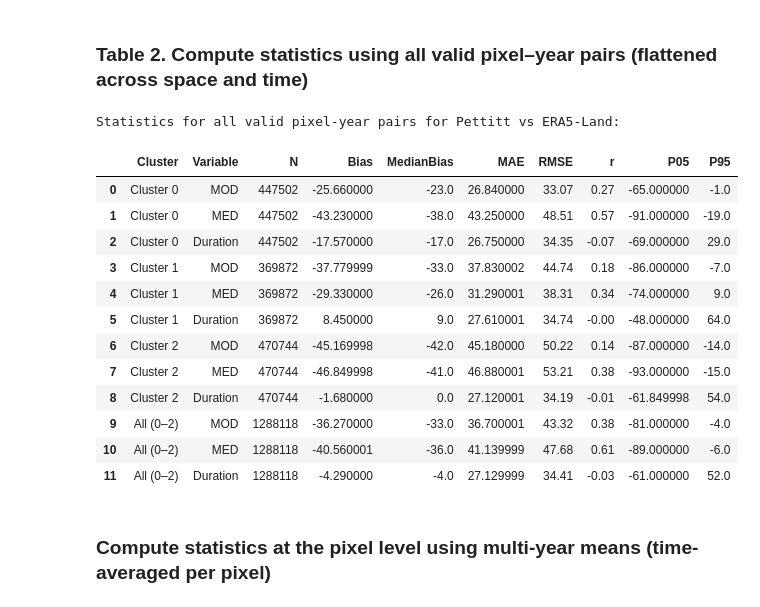
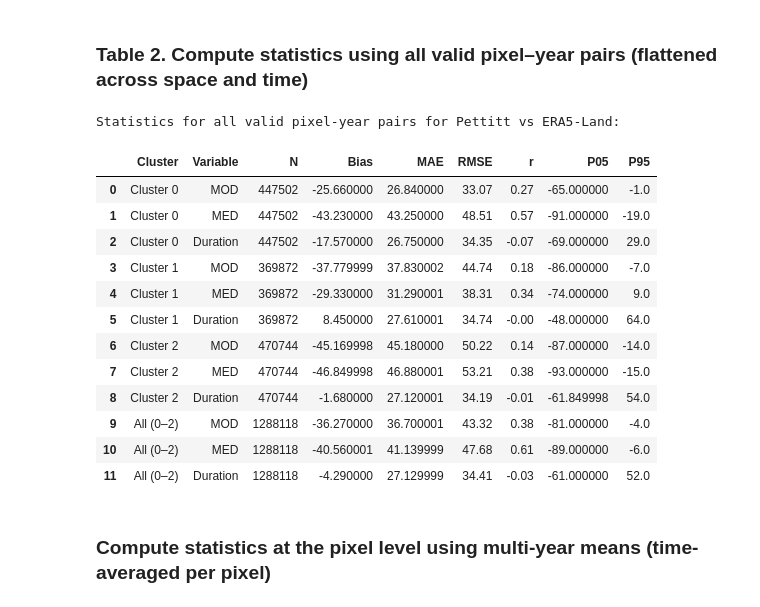
Before and after one commit to Nayoung1204/A-Long-term-Pan-Arctic-Snowmelt-Onset-and-End-Dates-Derived-from-Pettitt-test, a Jupyter notebook: Intercomparison/Figure3_Figure4_Table2_Intercomparison_DensityPlot.ipynb, the cells around one changed output. Drawn from its saved outputs; the diff is of its cells as text; code cells hidden in the pictures.

```diff
--- a/Intercomparison/Figure3_Figure4_Table2_Intercomparison_DensityPlot.ipynb
+++ b/Intercomparison/Figure3_Figure4_Table2_Intercomparison_DensityPlot.ipynb
@@ -238,12 +238,18 @@ for cid in clusters + ["all012"]:
         if diff.size < 10:
             continue
 
+        # Spearman correlation
+        r_val, p_val = spearmanr(Xp[mask], Xi[mask])
+        if p_val < 0.05:
+            r_str = f"{r_val:.2f}*"
+        else:
+            r_str = f"{r_val:.2f}"
+
         rows.append(dict(
             Cluster=cname,
             Variable=var,
             N=len(diff),
             Bias=np.nanmean(diff).round(2),
-            MedianBias=np.nanmedian(diff).round(2),
             MAE=np.nanmean(np.abs(diff)).round(2),
             RMSE=np.sqrt(np.nanmean(diff**2)).round(2),
             r=spearmanr(Xp[mask], Xi[mask])[0].round(2),
@@ -506,47 +512,53 @@ for cid in clusters + ["all012"]:
     mask = mask_case2_ERA5 & mask_cluster
 
     for var, Xp, Xi in [
         ("MOD", Pettitt_MOD, ERA5_MOD),
         ("MED", Pettitt_MED, ERA5_MED),
         ("Duration", Pettitt_duration, ERA5_duration)
     ]:
 
         diff = (Xp - Xi)[mask]
 
         if diff.size < 10:
             continue
 
+        # Spearman correlation
+        r_val, p_val = spearmanr(Xp[mask], Xi[mask])
+        if p_val < 0.05:
+            r_str = f"{r_val:.2f}*"
+        else:
+            r_str = f"{r_val:.2f}"
+
         rows.append(dict(
             Cluster=cname,
             Variable=var,
             N=len(diff),
             Bias=np.nanmean(diff).round(2),
-            MedianBias=np.nanmedian(diff).round(2),
             MAE=np.nanmean(np.abs(diff)).round(2),
             RMSE=np.sqrt(np.nanmean(diff**2)).round(2),
             r=spearmanr(Xp[mask], Xi[mask])[0].round(2),
             P05=np.nanpercentile(diff,5).round(2),
             P95=np.nanpercentile(diff,95).round(2)
         ))
 
 df_stats = pd.DataFrame(rows)
 print("Statistics for all valid pixel-year pairs for Pettitt vs ERA5-Land:")
 display(df_stats.round(2))
 # %% [output]
 Statistics for all valid pixel-year pairs for Pettitt vs ERA5-Land:
-|  | Cluster | Variable | N | Bias | MedianBias | MAE | RMSE | r | P05 | P95 |
-| 0 | Cluster 0 | MOD | 447502 | -25.660000 | -23.0 | 26.840000 | 33.07 | 0.27 | -65.000000 | -1.0 |
-| 1 | Cluster 0 | MED | 447502 | -43.230000 | -38.0 | 43.250000 | 48.51 | 0.57 | -91.000000 | -19.0 |
-| 2 | Cluster 0 | Duration | 447502 | -17.570000 | -17.0 | 26.750000 | 34.35 | -0.07 | -69.000000 | 29.0 |
-| 3 | Cluster 1 | MOD | 369872 | -37.779999 | -33.0 | 37.830002 | 44.74 | 0.18 | -86.000000 | -7.0 |
-| 4 | Cluster 1 | MED | 369872 | -29.330000 | -26.0 | 31.290001 | 38.31 | 0.34 | -74.000000 | 9.0 |
-| 5 | Cluster 1 | Duration | 369872 | 8.450000 | 9.0 | 27.610001 | 34.74 | -0.00 | -48.000000 | 64.0 |
-| 6 | Cluster 2 | MOD | 470744 | -45.169998 | -42.0 | 45.180000 | 50.22 | 0.14 | -87.000000 | -14.0 |
-| 7 | Cluster 2 | MED | 470744 | -46.849998 | -41.0 | 46.880001 | 53.21 | 0.38 | -93.000000 | -15.0 |
-| 8 | Cluster 2 | Duration | 470744 | -1.680000 | 0.0 | 27.120001 | 34.19 | -0.01 | -61.849998 | 54.0 |
-| 9 | All (0–2) | MOD | 1288118 | -36.270000 | -33.0 | 36.700001 | 43.32 | 0.38 | -81.000000 | -4.0 |
-| 10 | All (0–2) | MED | 1288118 | -40.560001 | -36.0 | 41.139999 | 47.68 | 0.61 | -89.000000 | -6.0 |
-| 11 | All (0–2) | Duration | 1288118 | -4.290000 | -4.0 | 27.129999 | 34.41 | -0.03 | -61.000000 | 52.0 |
+|  | Cluster | Variable | N | Bias | MAE | RMSE | r | P05 | P95 |
+| 0 | Cluster 0 | MOD | 447502 | -25.660000 | 26.840000 | 33.07 | 0.27 | -65.000000 | -1.0 |
+| 1 | Cluster 0 | MED | 447502 | -43.230000 | 43.250000 | 48.51 | 0.57 | -91.000000 | -19.0 |
+| 2 | Cluster 0 | Duration | 447502 | -17.570000 | 26.750000 | 34.35 | -0.07 | -69.000000 | 29.0 |
+| 3 | Cluster 1 | MOD | 369872 | -37.779999 | 37.830002 | 44.74 | 0.18 | -86.000000 | -7.0 |
+| 4 | Cluster 1 | MED | 369872 | -29.330000 | 31.290001 | 38.31 | 0.34 | -74.000000 | 9.0 |
+| 5 | Cluster 1 | Duration | 369872 | 8.450000 | 27.610001 | 34.74 | -0.00 | -48.000000 | 64.0 |
+| 6 | Cluster 2 | MOD | 470744 | -45.169998 | 45.180000 | 50.22 | 0.14 | -87.000000 | -14.0 |
+| 7 | Cluster 2 | MED | 470744 | -46.849998 | 46.880001 | 53.21 | 0.38 | -93.000000 | -15.0 |
+| 8 | Cluster 2 | Duration | 470744 | -1.680000 | 27.120001 | 34.19 | -0.01 | -61.849998 | 54.0 |
+| 9 | All (0–2) | MOD | 1288118 | -36.270000 | 36.700001 | 43.32 | 0.38 | -81.000000 | -4.0 |
+| 10 | All (0–2) | MED | 1288118 | -40.560001 | 41.139999 | 47.68 | 0.61 | -89.000000 | -6.0 |
+| 11 | All (0–2) | Duration | 1288118 | -4.290000 | 27.129999 | 34.41 | -0.03 | -61.000000 | 52.0 |
 # %% [markdown]
 ### Compute statistics at the pixel level using multi-year means (time-averaged per pixel)
 # %%
```
Also changed, not shown: parts of 3 cells of this notebook.
